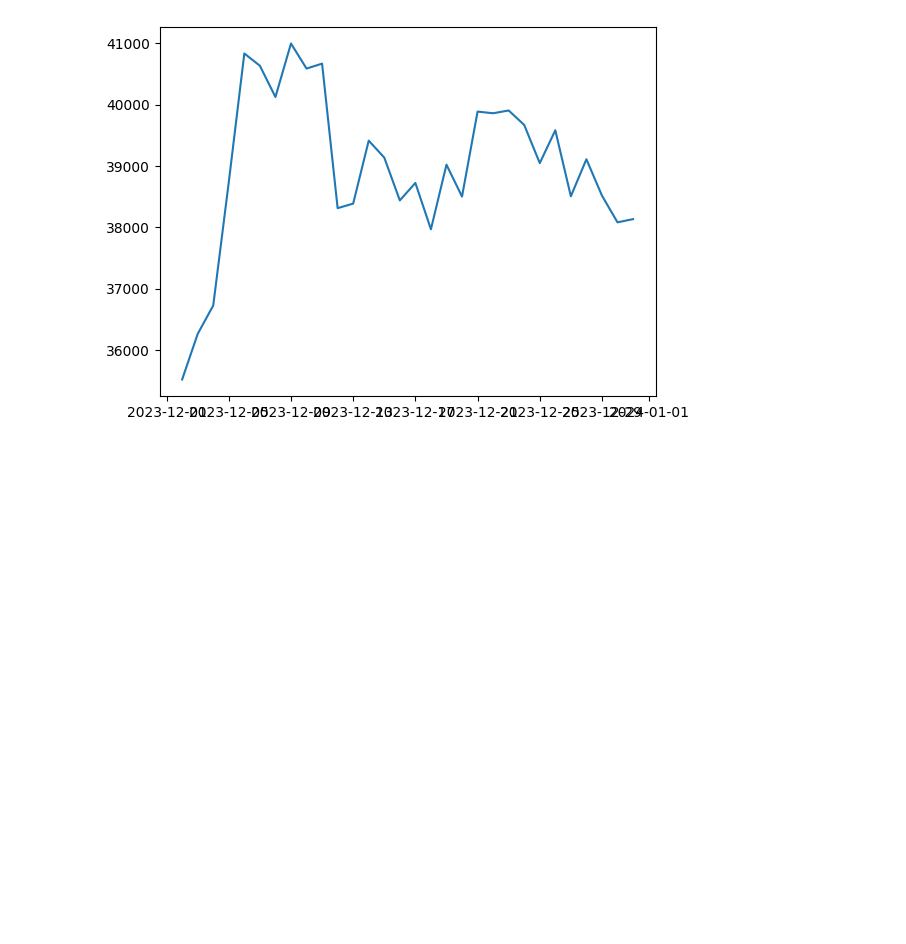
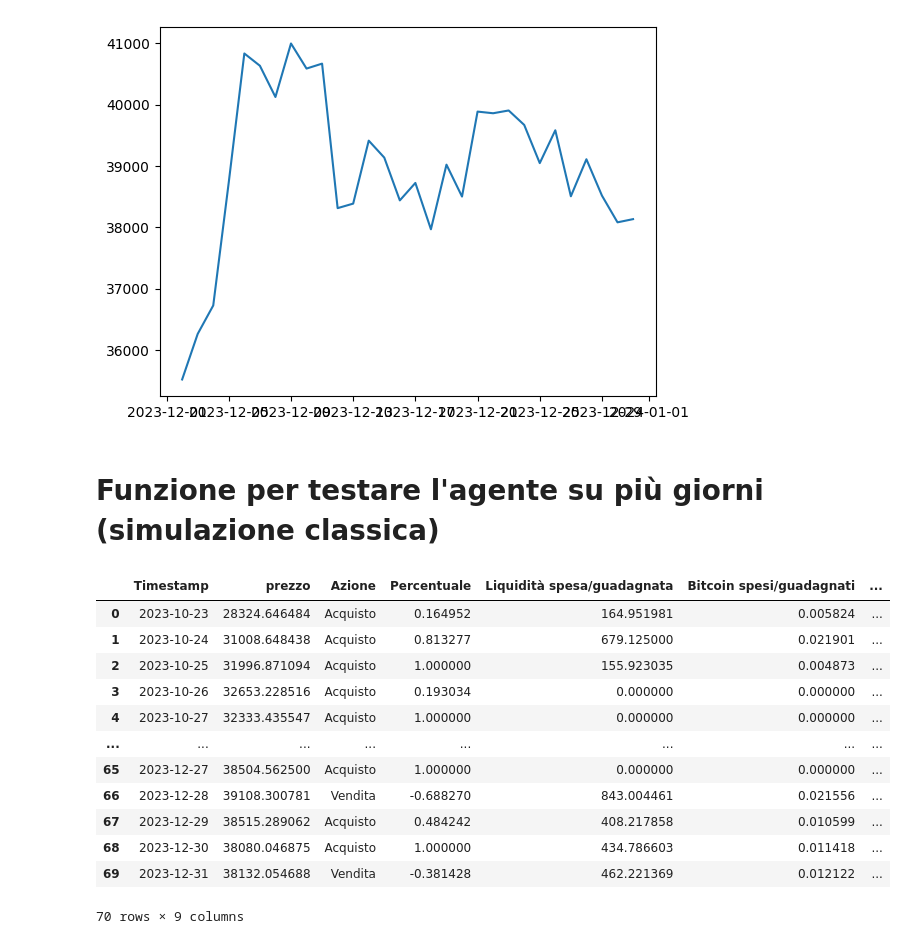
Before and after one commit to AleImbri/Crypto-machine-learning, a Jupyter notebook: Reinforcement learning su BTC.ipynb, the cells around one changed output. Saved outputs shown, nothing was run; the diff lists cells and outputs as text; code cells hidden in the pictures; blank space fills up the shorter version.

```diff
--- a/Reinforcement learning su BTC.ipynb
+++ b/Reinforcement learning su BTC.ipynb
@@ -139,8 +140,8 @@ validation_env = TradingEnv(periods=validation_periods)
 model = PPO("MlpPolicy", train_env, verbose=1)
 
 # Training con valutazione periodica su validation_env
-n_train_steps = 50000
-n_eval_episodes = 5
+n_train_steps = 100000
+n_eval_episodes = 8
 validation_rewards = []
 
 # Training loop con valutazione periodica
@@ -239,3 +240,5 @@ plt.plot(new_data['Timestamp'], new_data['Price'])
 # %% [output]
 [<matplotlib.lines.Line2D at 0x...>]
 [figure]
+# %% [markdown]
+# Funzione per testare l'agente su più giorni (simulazione classica)
@@ -241,0 +308,21 @@ plt.plot(new_data['Timestamp'], new_data['Price'])
+# %%
+# Esecuzione della simulazione di trading sui dati di test
+dati_test_custom = dati.iloc[-100:]
+log_df = simulate_trading_on_test_data(model, dati_test_custom)
+
+# Visualizzare i primi risultati del log
+log_df
+# %% [output]
+|  | Timestamp | prezzo | Azione | Percentuale | Liquidità spesa/guadagnata | Bitcoin spesi/guadagnati | ... |
+| 0 | 2023-10-23 | 28324.646484 | Acquisto | 0.164952 | 164.951981 | 0.005824 | ... |
+| 1 | 2023-10-24 | 31008.648438 | Acquisto | 0.813277 | 679.125000 | 0.021901 | ... |
+| 2 | 2023-10-25 | 31996.871094 | Acquisto | 1.000000 | 155.923035 | 0.004873 | ... |
+| 3 | 2023-10-26 | 32653.228516 | Acquisto | 0.193034 | 0.000000 | 0.000000 | ... |
+| 4 | 2023-10-27 | 32333.435547 | Acquisto | 1.000000 | 0.000000 | 0.000000 | ... |
+| ... | ... | ... | ... | ... | ... | ... | ... |
+| 65 | 2023-12-27 | 38504.562500 | Acquisto | 1.000000 | 0.000000 | 0.000000 | ... |
+| 66 | 2023-12-28 | 39108.300781 | Vendita | -0.688270 | 843.004461 | 0.021556 | ... |
+| 67 | 2023-12-29 | 38515.289062 | Acquisto | 0.484242 | 408.217858 | 0.010599 | ... |
+| 68 | 2023-12-30 | 38080.046875 | Acquisto | 1.000000 | 434.786603 | 0.011418 | ... |
+| 69 | 2023-12-31 | 38132.054688 | Vendita | -0.381428 | 462.221369 | 0.012122 | ... |
+70 rows × 9 columns
```
Also changed, not shown: parts of 8 cells of this notebook.
